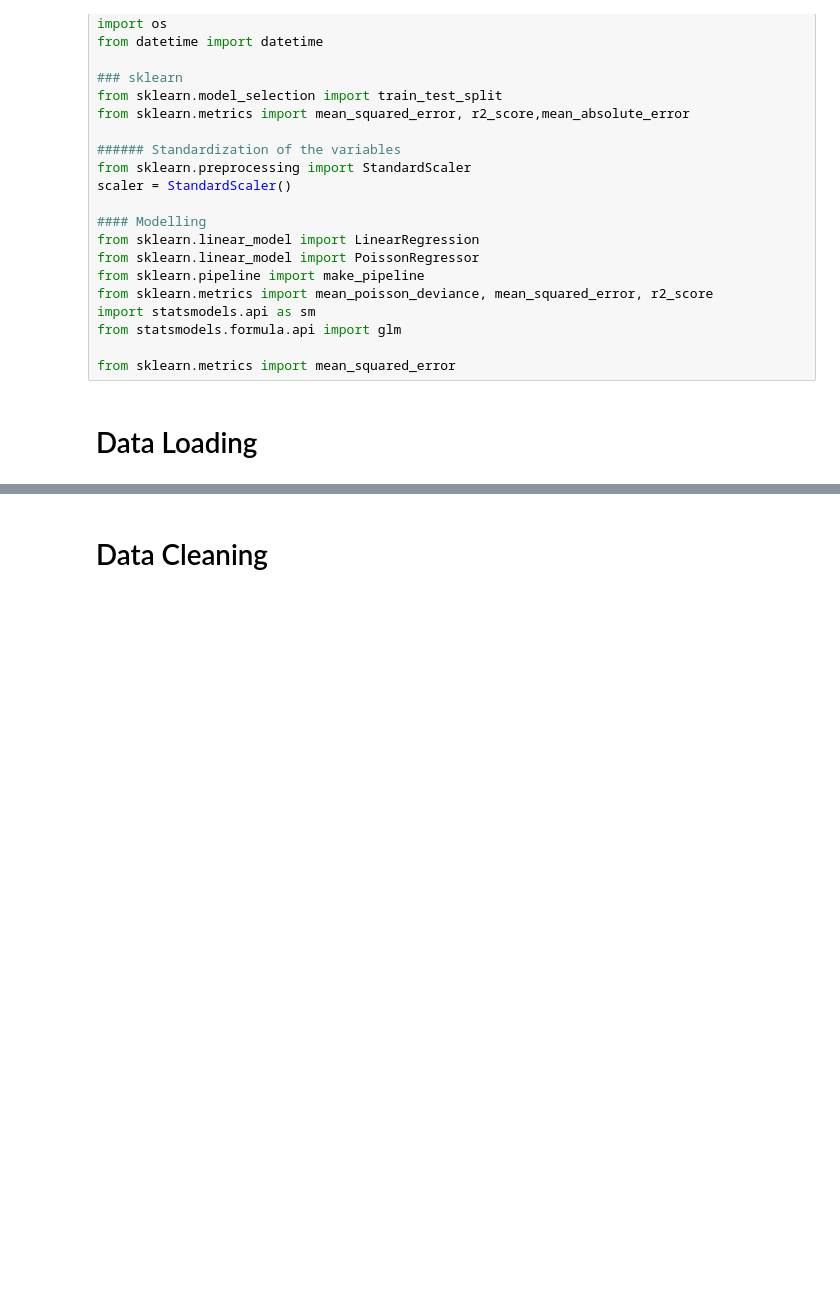
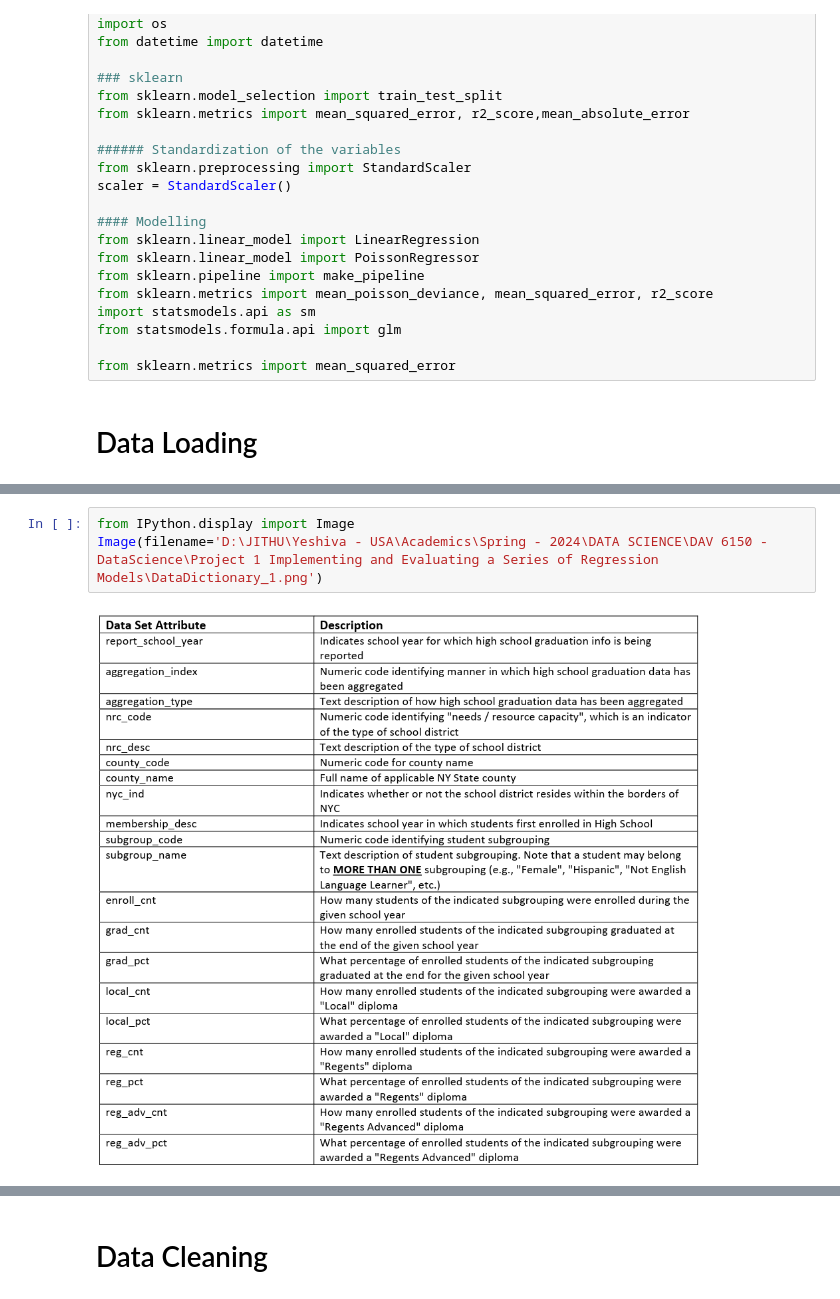
Before and after one commit to JetendraMulinti/DAV-6150---DataScience, a Jupyter notebook: Project 1 Implementing and Evaluating a Series of Regression Models/JetendraMulinti_Project1.ipynb, the cells around one changed output, grey strips where cells are left out. Saved outputs shown, nothing was run; the diff lists cells and outputs as text; blank space fills up the shorter version.

Commit message:
Added Data Dictionary

```diff
--- a/Project 1 Implementing and Evaluating a Series of Regression Models/JetendraMulinti_Project1.ipynb
+++ b/Project 1 Implementing and Evaluating a Series of Regression Models/JetendraMulinti_Project1.ipynb
@@ -53,3 +57,8 @@ NY_df.head(2)
 |  | report_school_year | aggregation_index | aggregation_type | aggregation_name | nrc_code | nrc_desc | ... |
 | 0 | 2018-19 | 3 | District | ALBANY CITY SCHOOL DISTRICT | 3 | Urban-Suburban High Needs | ... |
 | 1 | 2018-19 | 3 | District | ALBANY CITY SCHOOL DISTRICT | 3 | Urban-Suburban High Needs | ... |
+# %%
+from IPython.display import Image
+Image(filename='D:\JITHU\Yeshiva - USA\Academics\Spring - 2024\DATA SCIENCE\DAV 6150 - DataScience\Project 1 Implementing and Evaluating a Series of Regression Models\DataDictionary_1.png')
+# %% [output]
+[figure, added]
```
Also changed, not shown: parts of 2 cells of this notebook, 2 other files.
